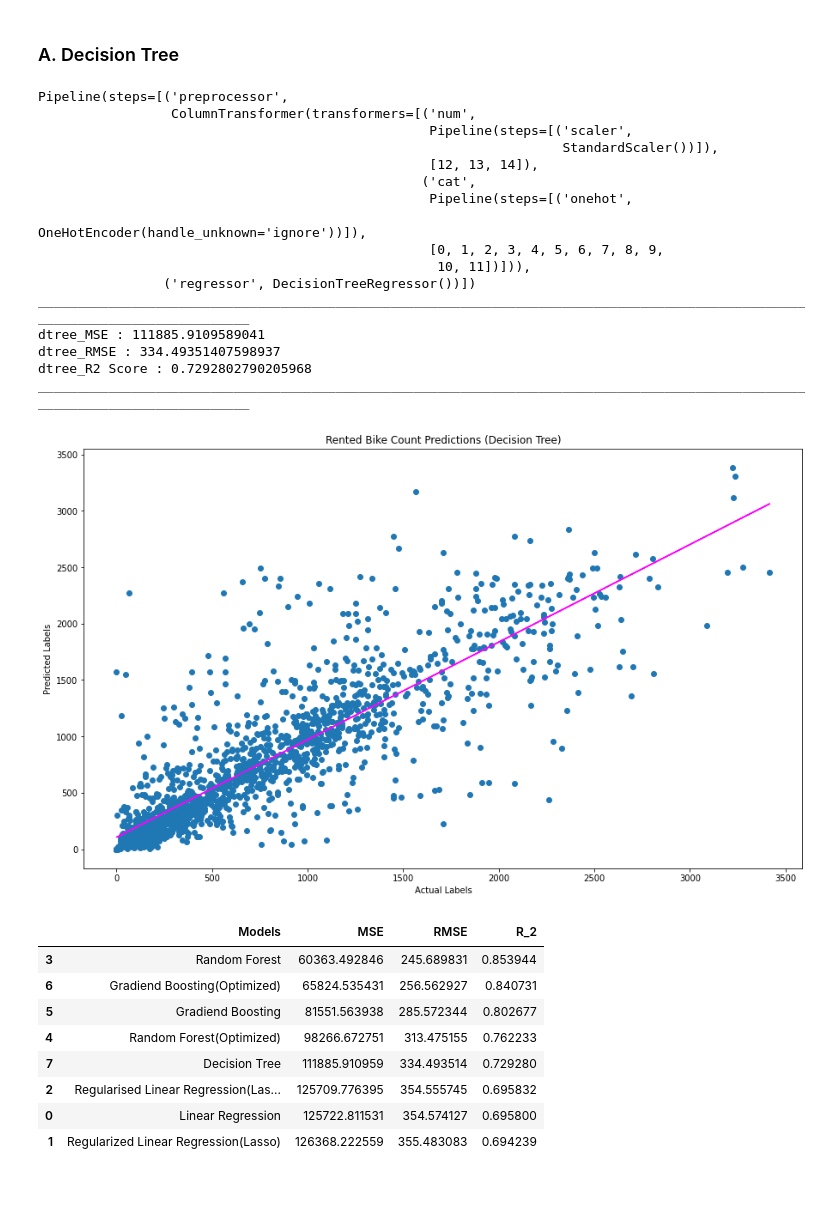
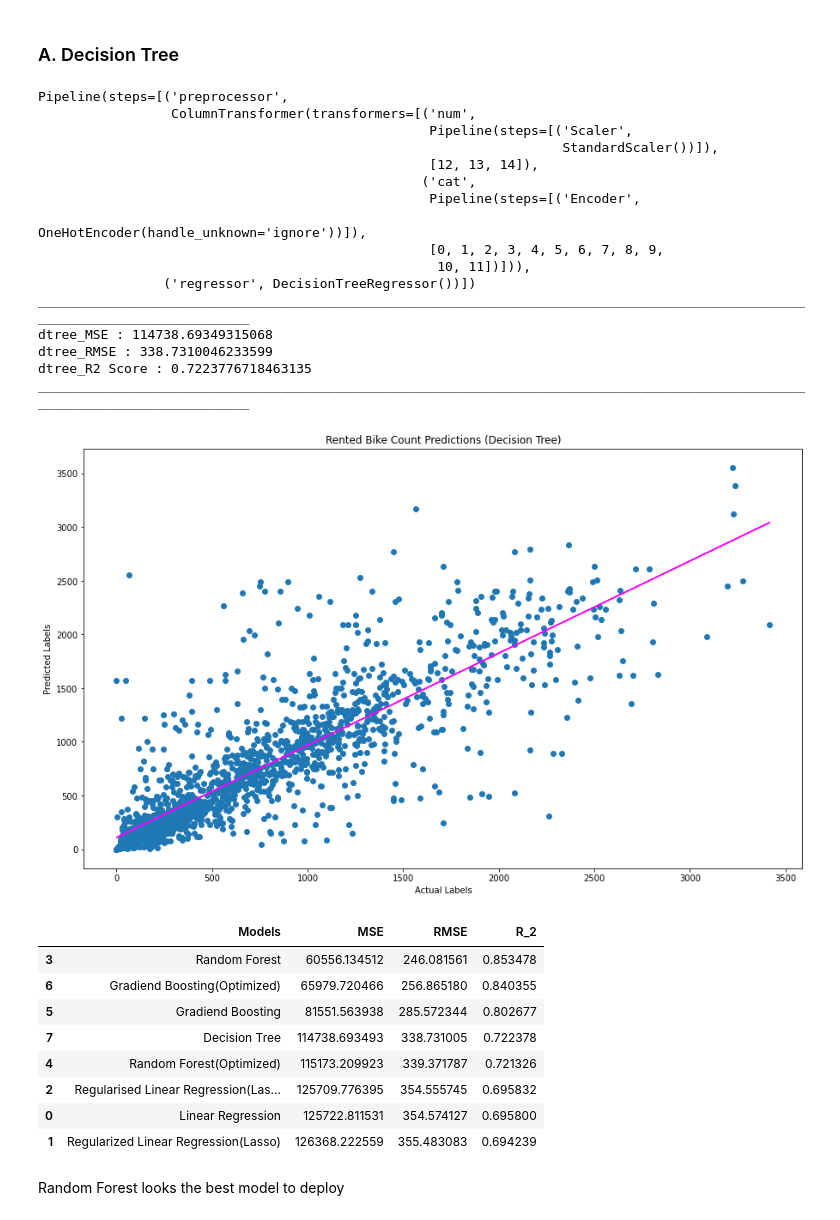
Before and after one commit to shubhpanchal/BikeSharing, a Jupyter notebook: Bike_Sharing_Demand_Prediction.ipynb, the cells around one changed output. Saved outputs shown, nothing was run; the diff lists cells and outputs as text; code cells hidden in the pictures; blank space fills up the shorter version.

```diff
--- a/Bike_Sharing_Demand_Prediction.ipynb
+++ b/Bike_Sharing_Demand_Prediction.ipynb
@@ -391,9 +391,11 @@ print('Categorical Features : ', categorical_features)
 Numeric Features :  ['Temperature', 'Humidity', 'Wind Speed', 'Dew Point Temp']
 Categorical Features :  ['Seasons', 'Holiday', 'Functioning Day', 'Year', 'Month', 'Day_name', 'is_weekend', 'Visibility', 'Solar Radiation', 'Rainfall', 'Snowfall', 'Day', 'Hour', 'Day_time']
 # %%
-X = bike_df[['Seasons','Holiday','Functioning Day','Functioning Day','Year','Month','Visibility','Solar Radiation','Rainfall','Snowfall','Hour','Day_time',
-             'Humidity','Wind Speed','Dew Point Temp']].values
-y = bike_df['Rented Bike Count'].values
+X1 = bike_df[['Seasons','Holiday','Functioning Day','Functioning Day','Year','Month','Visibility','Solar Radiation','Rainfall','Snowfall','Hour','Day_time',
+             'Humidity','Wind Speed','Dew Point Temp']]
+y1 = bike_df['Rented Bike Count']
+X= X1.values
+y=y1.values
 print('Features: ',X[:10], '\nLabels: ',y[:10], sep='\n')
 # %% [output]
 Features:
@@ -433,17 +435,17 @@ y_test Shape:  (1752,)
 from sklearn.compose import ColumnTransformer
 from sklearn.pipeline import Pipeline
 from sklearn.impute import SimpleImputer
-from sklearn.preprocessing import StandardScaler, OneHotEncoder
+from sklearn.preprocessing import StandardScaler, OneHotEncoder, MinMaxScaler
 
 # Define preprocessing for categorical features(encode them)
 cat_features = [0,1,2,3,4,5,6,7,8,9,10,11]
 categorical_transformer = Pipeline(steps=[
-    ('onehot', OneHotEncoder(handle_unknown='ignore'))])
+    ('Encoder', OneHotEncoder(handle_unknown='ignore'))])
 
 # define preprocessing for Numerical Features (Feature Scaling)
 num_features =[12,13,14]
 numeric_transformer = Pipeline(steps=[
-    ('scaler',StandardScaler())])
+    ('Scaler',StandardScaler())])
 
 # Combining Preprocessing Steps
 preprocessor= ColumnTransformer(
@@ -666,10 +668,11 @@ ________________________________________________________________________________
 # %%
 from sklearn.ensemble import RandomForestRegressor
 model = 'Random Forest'
+rf =RandomForestRegressor()
 models.append(model)
 # Create Preprocessing and Training Pipeline
 rf_pipeline = Pipeline(steps=[('preprocessor',preprocessor),
-                           ('regressor', RandomForestRegressor())])
+                           ('regressor', rf)])
 
 # Fit the pipeline to train a linear regression model on the training set
 rf_model = rf_pipeline.fit(X_train,(y_train))
@@ -729,6 +732,7 @@ models.append(model)
 alg = RandomForestRegressor()
 parameters = {
     'n_estimators': [100, 150, 200, 250, 300],
+    'max_features':[1,5,10],
     'max_depth': [4,5,6,7],
     'random_state':[1]}
 score = make_scorer(r2_score)
@@ -975,37 +976,38 @@ plt.show()
 # %% [output]
 Pipeline(steps=[('preprocessor',
                  ColumnTransformer(transformers=[('num',
-                                                  Pipeline(steps=[('scaler',
+                                                  Pipeline(steps=[('Scaler',
                                                                    StandardScaler())]),
                                                   [12, 13, 14]),
                                                  ('cat',
-                                                  Pipeline(steps=[('onehot',
+                                                  Pipeline(steps=[('Encoder',
                                                                    OneHotEncoder(handle_unknown='ignore'))]),
                                                   [0, 1, 2, 3, 4, 5, 6, 7, 8, 9,
                                                    10, 11])])),
                 ('regressor', DecisionTreeRegressor())])
 _____________________________________________________________________________________________________________________________
-dtree_MSE : 111885.9109589041
-dtree_RMSE : 334.49351407598937
-dtree_R2 Score : 0.7292802790205968
+dtree_MSE : 114738.69349315068
+dtree_RMSE : 338.7310046233599
+dtree_R2 Score : 0.7223776718463135
 _____________________________________________________________________________________________________________________________
-[figure, old version]
+[figure, new version]
 # %%
 models_df = pd.DataFrame(
     {'Models': models,
      'MSE': MSE,
      'RMSE': RMSE,
-     'R_2' : R_2
-    })
+     'R_2' : R_2})
 models_df.sort_values(by=['R_2'],ascending=False,inplace=True)
 models_df
 # %% [output]
 |  | Models | MSE | RMSE | R_2 |
-| 3 | Random Forest | 60363.492846 | 245.689831 | 0.853944 |
-| 6 | Gradiend Boosting(Optimized) | 65824.535431 | 256.562927 | 0.840731 |
+| 3 | Random Forest | 60556.134512 | 246.081561 | 0.853478 |
+| 6 | Gradiend Boosting(Optimized) | 65979.720466 | 256.865180 | 0.840355 |
 | 5 | Gradiend Boosting | 81551.563938 | 285.572344 | 0.802677 |
-| 4 | Random Forest(Optimized) | 98266.672751 | 313.475155 | 0.762233 |
-| 7 | Decision Tree | 111885.910959 | 334.493514 | 0.729280 |
+| 7 | Decision Tree | 114738.693493 | 338.731005 | 0.722378 |
+| 4 | Random Forest(Optimized) | 115173.209923 | 339.371787 | 0.721326 |
 | 2 | Regularised Linear Regression(Las... | 125709.776395 | 354.555745 | 0.695832 |
 | 0 | Linear Regression | 125722.811531 | 354.574127 | 0.695800 |
 | 1 | Regularized Linear Regression(Lasso) | 126368.222559 | 355.483083 | 0.694239 |
+# %% [markdown]
+Random Forest looks the best model to deploy
```
Also changed, not shown: parts of 7 cells of this notebook.
